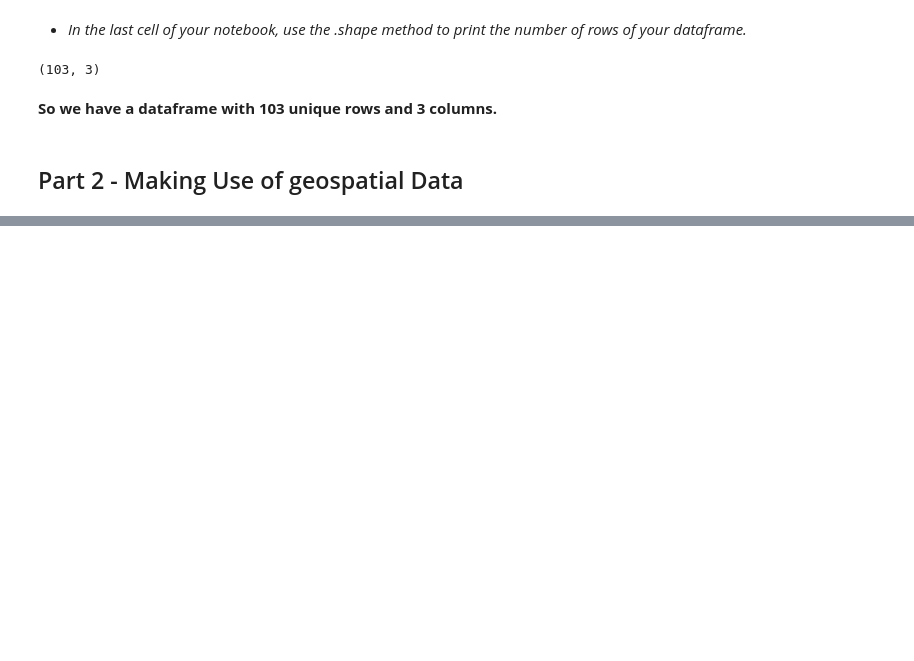
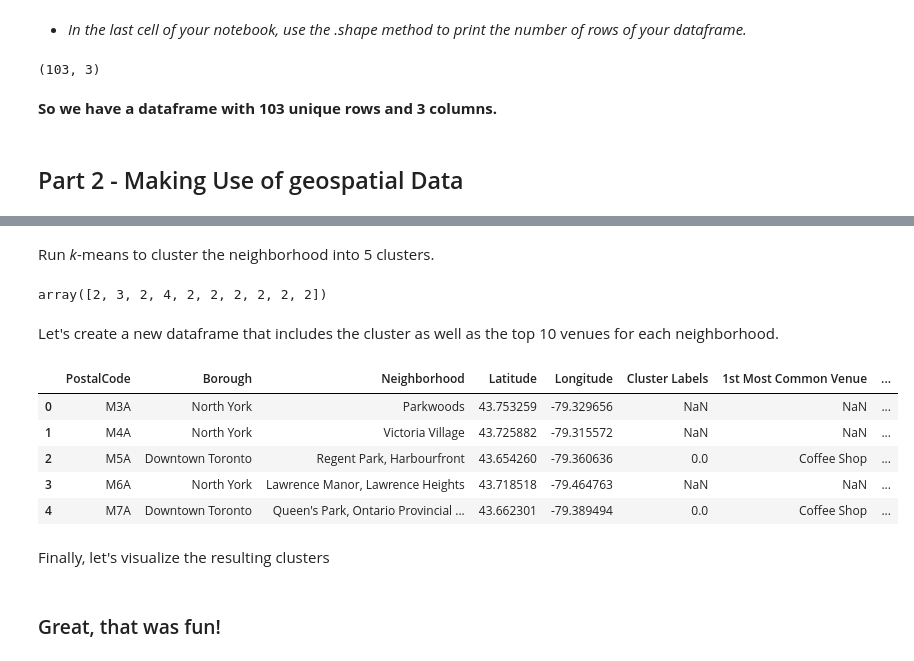
Before and after one commit to Funisher-code/Coursera_Capstone, a Jupyter notebook: scraping_from_wikipedia.ipynb, the cells around one changed output, grey strips where cells are left out. Cells and saved outputs as stored; diff of their text form; code cells hidden in the pictures; blank space fills up the shorter version.

```diff
--- a/scraping_from_wikipedia.ipynb
+++ b/scraping_from_wikipedia.ipynb
@@ -125,0 +592,21 @@ df.shape
+# %%
+num_top_venues = 10
+
+indicators = ['st', 'nd', 'rd']
+
+# create columns according to number of top venues
+columns = ['Neighborhood']
+for ind in np.arange(num_top_venues):
+    try:
+        columns.append('{}{} Most Common Venue'.format(ind+1, indicators[ind]))
+    except:
+        columns.append('{}th Most Common Venue'.format(ind+1))
+
+# create a new dataframe
+neighborhoods_venues_sorted = pd.DataFrame(columns=columns)
+neighborhoods_venues_sorted['Neighborhood'] = downtown_grouped['Neighborhood']
+
+for ind in np.arange(downtown_grouped.shape[0]):
+    neighborhoods_venues_sorted.iloc[ind, 1:] = return_most_common_venues(downtown_grouped.iloc[ind, :], num_top_venues)
+
+neighborhoods_venues_sorted.head()
@@ -125,0 +620,36 @@ df.shape
+# %% [markdown]
+Run *k*-means to cluster the neighborhood into 5 clusters.
+# %%
+# set number of clusters
+kclusters = 5
+
+downtown_grouped_clustering = downtown_grouped.drop('Neighborhood', 1)
+
+# run k-means clustering
+kmeans = KMeans(n_clusters=kclusters, random_state=0).fit(downtown_grouped_clustering)
+
+# check cluster labels generated for each row in the dataframe
+kmeans.labels_[0:10]
+# %% [output]
+array([2, 3, 2, 4, 2, 2, 2, 2, 2, 2])
+# %% [markdown]
+Let's create a new dataframe that includes the cluster as well as the top 10 venues for each neighborhood.
+# %%
+# add clustering labels
+neighborhoods_venues_sorted.insert(0, 'Cluster Labels', kmeans.labels_)
+
+downtown_merged = df
+
+# merge toronto_grouped with toronto_data to add latitude/longitude for each neighborhood
+downtown_merged = downtown_merged.join(neighborhoods_venues_sorted.set_index('Neighborhood'), on='Neighborhood')
+
+downtown_merged.head() # check the last columns!
+# %% [output]
+|  | PostalCode | Borough | Neighborhood | Latitude | Longitude | Cluster Labels | 1st Most Common Venue | ... |
+| 0 | M3A | North York | Parkwoods | 43.753259 | -79.329656 | NaN | NaN | ... |
+| 1 | M4A | North York | Victoria Village | 43.725882 | -79.315572 | NaN | NaN | ... |
+| 2 | M5A | Downtown Toronto | Regent Park, Harbourfront | 43.654260 | -79.360636 | 0.0 | Coffee Shop | ... |
+| 3 | M6A | North York | Lawrence Manor, Lawrence Heights | 43.718518 | -79.464763 | NaN | NaN | ... |
+| 4 | M7A | Downtown Toronto | Queen's Park, Ontario Provincial ... | 43.662301 | -79.389494 | 0.0 | Coffee Shop | ... |
+# %% [markdown]
+Finally, let's visualize the resulting clusters
@@ -125,0 +680,2 @@ df.shape
+# %% [markdown]
+### Great, that was fun!
```
Also changed, not shown: parts of 62 cells of this notebook.
